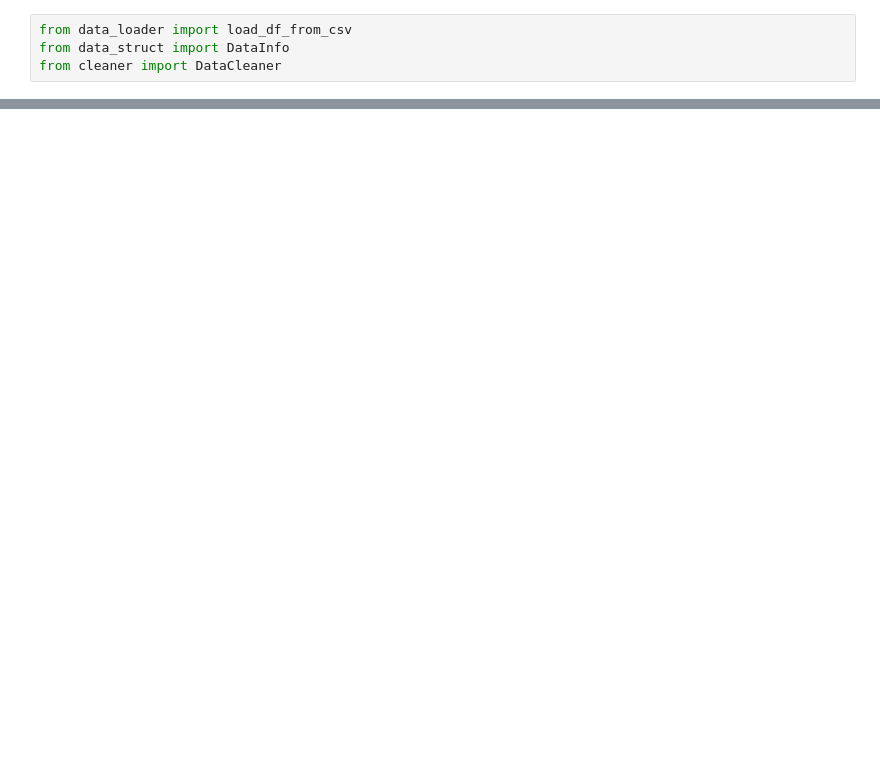
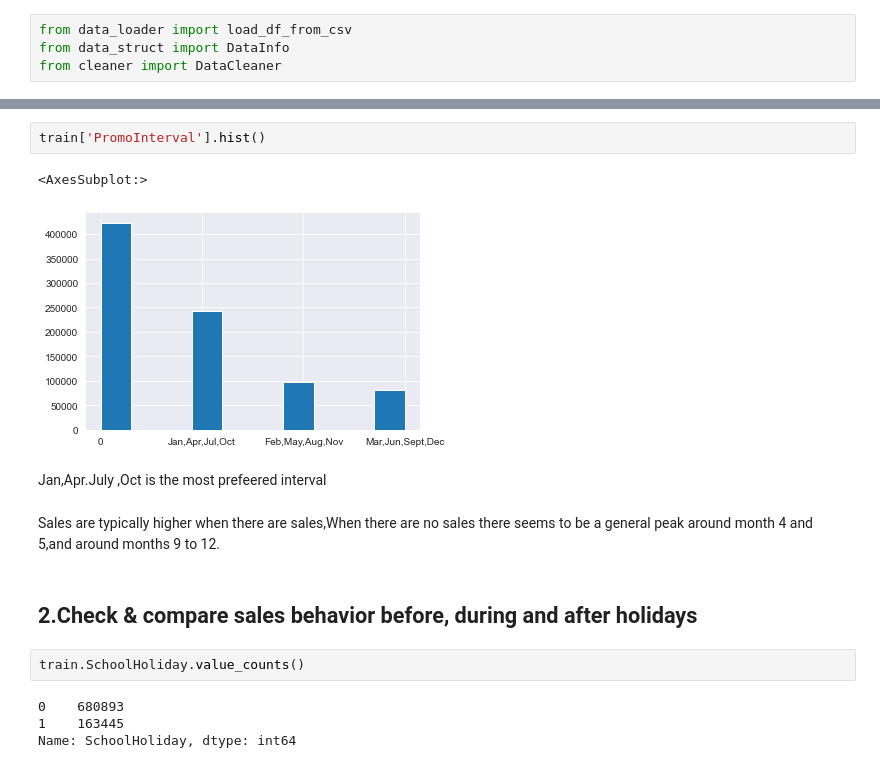
Before and after one commit to bwibokhaabi/pharma-sales, a Jupyter notebook: notebooks/eda.ipynb, the cells around one changed output, grey strips where cells are left out. Drawn from its saved outputs; the diff is of its cells as text; blank space fills up the shorter version.

```diff
--- a/notebooks/eda.ipynb
+++ b/notebooks/eda.ipynb
@@ -82,0 +248,17 @@ for dataset in (train_df,test_df):
+# %%
+train['PromoInterval'].hist()
+# %% [output]
+<AxesSubplot:>
+[figure, added]
+# %% [markdown]
+Jan,Apr.July ,Oct is the most prefeered interval
+# %% [markdown]
+Sales are typically higher when there are sales,When there are no sales there seems to be a general peak around month 4 and 5,and around months 9 to 12.
+# %% [markdown]
+## 2.Check & compare sales behavior before, during and after holidays
+# %%
+train.SchoolHoliday.value_counts()
+# %% [output]
+0    680893
+1    163445
+Name: SchoolHoliday, dtype: int64
```
Also changed, not shown: parts of 100 cells of this notebook, 19 other files.
